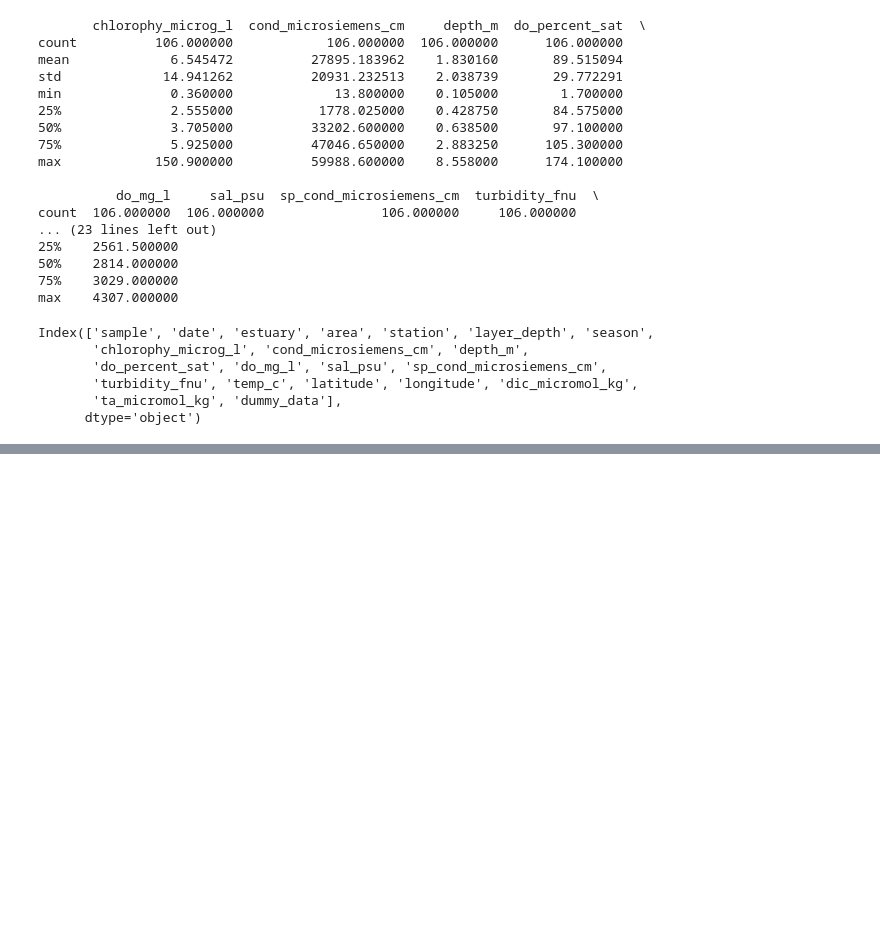
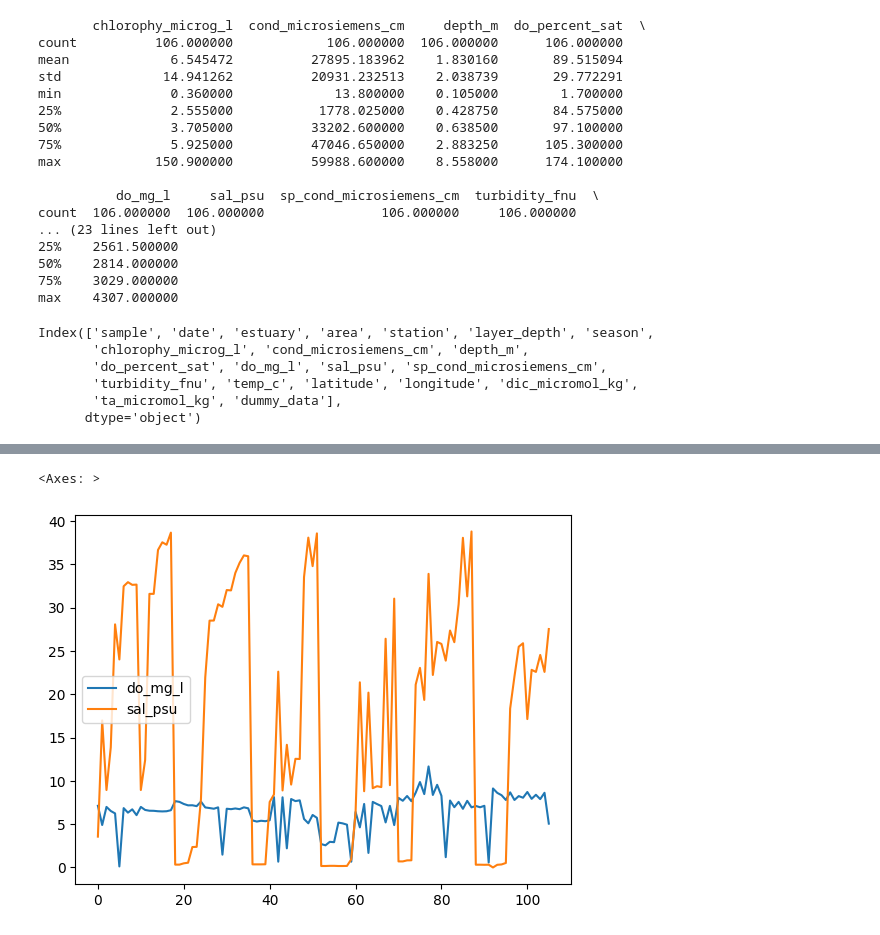
Before and after one commit to indirazavala/curso_python, a Jupyter notebook: WEEK_1/read_csv.ipynb, the cells around one changed output, grey strips where cells are left out. Drawn from its saved outputs; the diff is of its cells as text; code cells hidden in the pictures; blank space fills up the shorter version.

```diff
--- a/WEEK_1/read_csv.ipynb
+++ b/WEEK_1/read_csv.ipynb
@@ -106,0 +150,2 @@ Index(['sample', 'date', 'estuary', 'area', 'station', 'layer_depth', 'season',
+# %%
+dic_ta_data=terminos_df [['do_mg_l','sal_psu']]
@@ -106,0 +168,5 @@ Index(['sample', 'date', 'estuary', 'area', 'station', 'layer_depth', 'season',
+# %%
+dic_ta_data.plot()
+# %% [output]
+<Axes: >
+[figure, added]
```
Also changed, not shown: parts of 20 cells of this notebook.
